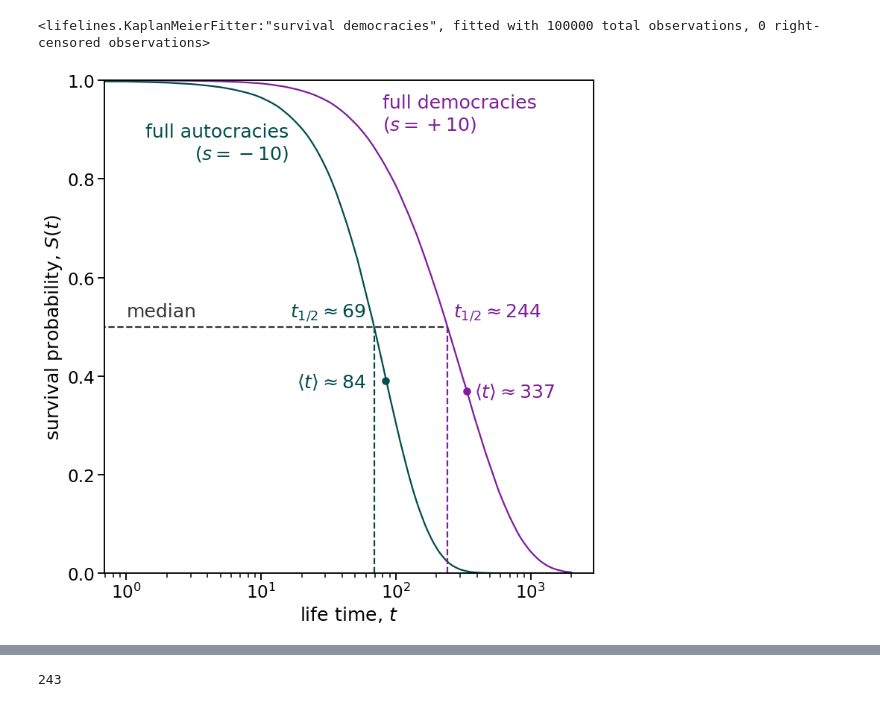
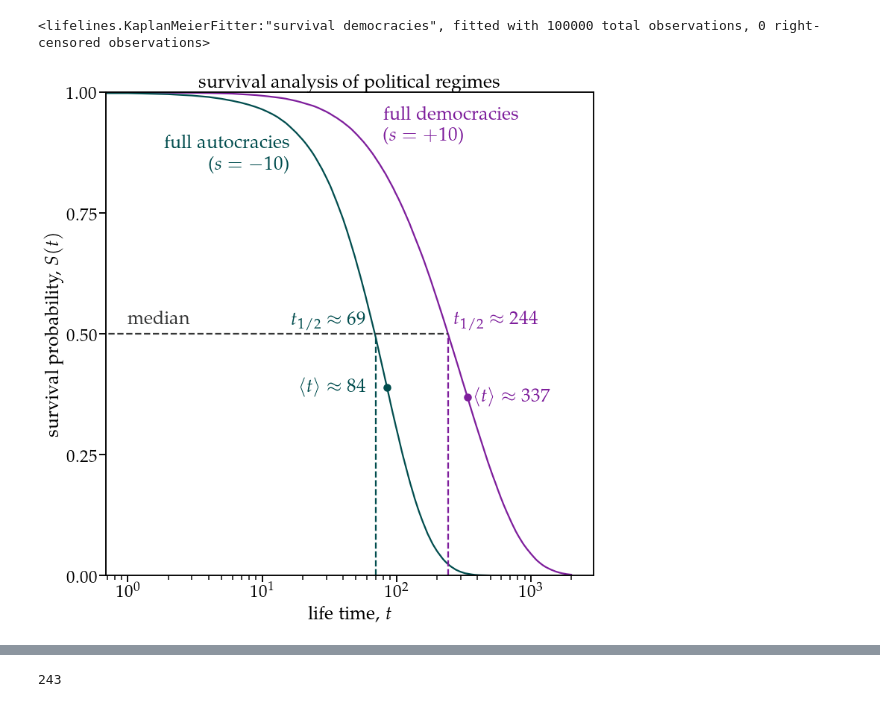
Before and after one commit to floklimm/democracyMarkovChain, a Jupyter notebook: code/4-survivalCurves.ipynb, the cells around one changed output, grey strips where cells are left out. Drawn from its saved outputs; the diff is of its cells as text; code cells hidden in the pictures.

```diff
--- a/code/4-survivalCurves.ipynb
+++ b/code/4-survivalCurves.ipynb
@@ -15,6 +15,19 @@ from scipy.integrate import odeint
 sns.set_context("talk", font_scale=1.4)
 
 from lifelines import KaplanMeierFitter
+
+
+# for using LaTeX fonts
+plt.rcParams.update({
+    "text.usetex": True,
+    "font.family": "sans-serif",
+    "font.sans-serif": ["Helvetica"]})
+# for Palatino and other serif fonts use:
+plt.rcParams.update({
+    "text.usetex": True,
+    "font.family": "serif",
+    "font.serif": ["Palatino"],
+})
 # %%
 # load the inferred transition matrix
 P_allCountries_Bayes = np.genfromtxt('./../results/transitionBayesAllCountries.csv')
@@ -72,34 +85,36 @@ plt.text(x=16,y=0.84,s=r'full autocracies' '\n' '($s=-10$)',color=sns.xkcd_rgb['
 plt.text(x=80,y=0.9,s=r'full democracies' '\n' '($s=+10$)',color=sns.xkcd_rgb['purple'])
 
 # insert median survival
 medianSurvivalDemocracy =  np.where(survivalFunctionDemocracy<0.5)[0][0]
 medianSurvivalAutocracy =  np.where(survivalFunctionAutocracy<0.5)[0][0]
 
 plt.plot([medianSurvivalDemocracy,medianSurvivalDemocracy],[0,survivalFunctionDemocracy[medianSurvivalDemocracy]],linestyle='--',color=sns.xkcd_rgb['purple'])
 plt.plot([medianSurvivalAutocracy,medianSurvivalAutocracy],[0,survivalFunctionAutocracy[medianSurvivalAutocracy]],linestyle='--',color=sns.xkcd_rgb['dark teal'])
 plt.plot([0,medianSurvivalDemocracy],[0.5,0.5],linestyle='--',color=sns.xkcd_rgb['dark grey'])
 
 plt.text(1,0.52, r'median',color=sns.xkcd_rgb['dark grey'])
 
 plt.text(267,0.52, r'$t_{1/2}\approx 244$',color=sns.xkcd_rgb['purple'])
 plt.text(60,0.52, r'$t_{1/2}\approx 69$',color=sns.xkcd_rgb['dark teal'],ha='right')
 plt.ylim([0,1])
 
 # add analytical expression of the mean life time
 plt.scatter(337,0.37,color=sns.xkcd_rgb['purple'])
 plt.text(380,0.37,r'$\langle t \rangle\approx 337$',va='center',color=sns.xkcd_rgb['purple'])
 
 
-plt.scatter(84,0.39,color=sns.xkcd_rgb['dark teal'])
+plt.scatter(85,0.39,color=sns.xkcd_rgb['dark teal'])
 plt.text(60,0.39,r'$\langle t \rangle \approx 84$',ha='right',va='center',color=sns.xkcd_rgb['dark teal'])
 
+plt.yticks([0,0.25,0.5,0.75,1])
 
 plt.xlabel('life time, $t$')
 plt.ylabel('survival probability, $S(t)$')
 
-
+plt.title(r'survival analysis of political regimes')
 
 fig.tight_layout()  # otherwise the right y-label is slightly clipped
-plt.savefig('./../results/figures/Fig6-survivalCurves.pdf')
+
+plt.savefig('./../results/figures/Fig6-survivalCurves.pdf',bbox_inches='tight')
 # %% [output]
-[figure, old version]
+[figure, new version]
```
Also changed, not shown: parts of 9 cells of this notebook, 14 other files.
